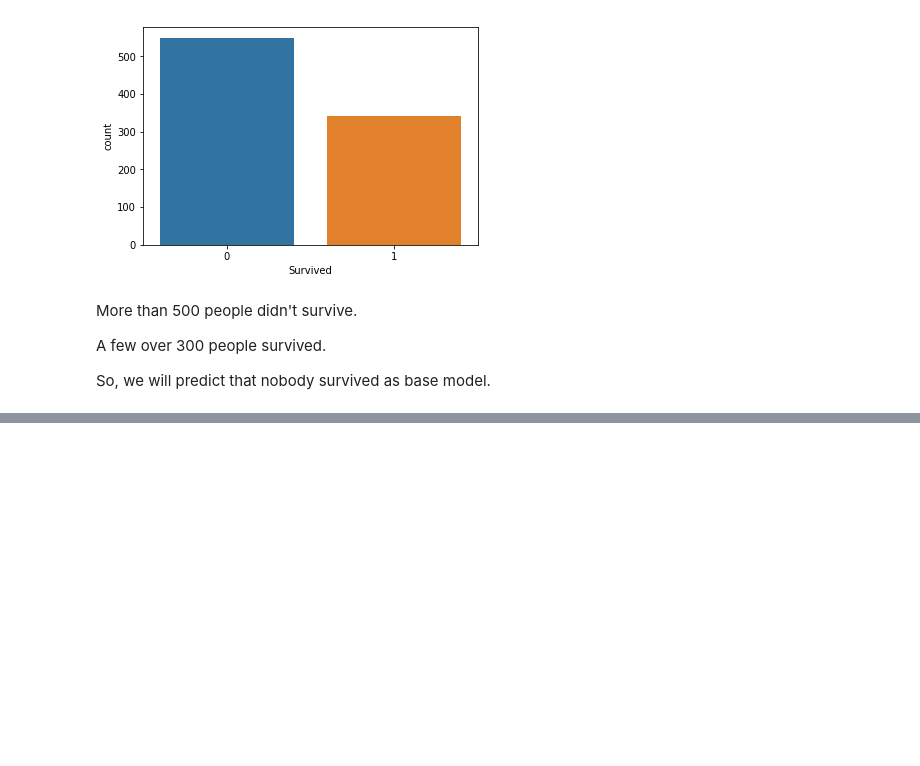
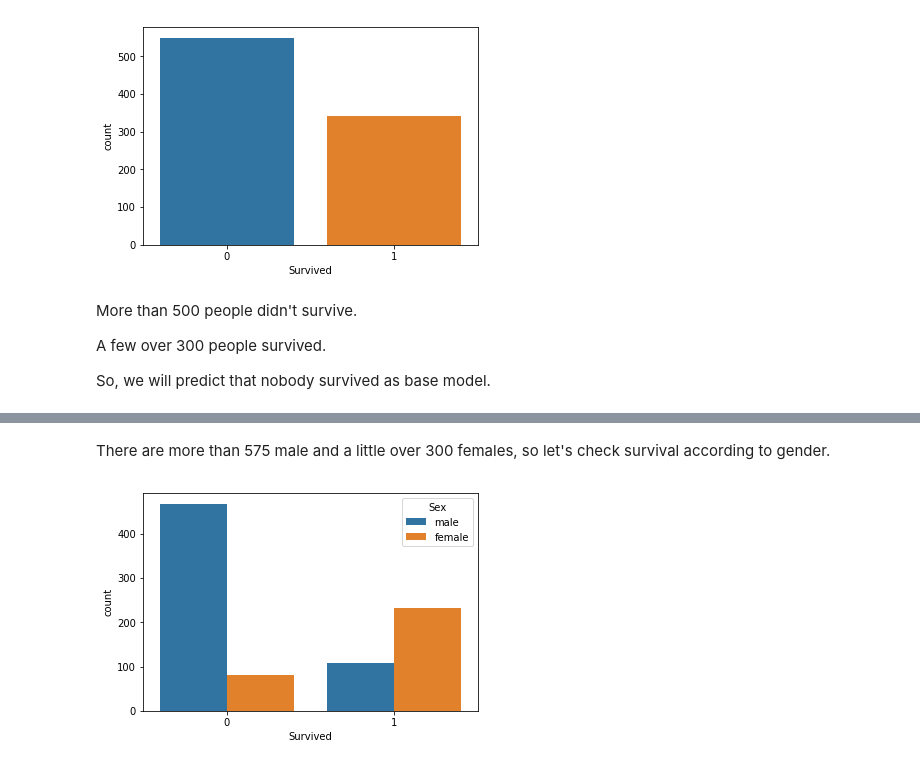
Before and after one commit to ShreyasJothish/datasciencestudygroup, a Jupyter notebook: MahendraBishnoi/08_titanic_eda_modelling.ipynb, the cells around one changed output, grey strips where cells are left out. Saved outputs shown, nothing was run; the diff lists cells and outputs as text; code cells hidden in the pictures; blank space fills up the shorter version.

```diff
--- a/MahendraBishnoi/08_titanic_eda_modelling.ipynb
+++ b/MahendraBishnoi/08_titanic_eda_modelling.ipynb
@@ -93,0 +113,6 @@ out.to_csv('submission0.csv', index=False)
+# %% [markdown]
+There are more than 575 male and a little over 300 females, so let's check survival according to gender.
+# %%
+sns.countplot(x="Survived", hue='Sex', data=df_train);
+# %% [output]
+[figure, added]
```
Also changed, not shown: parts of 14 cells of this notebook.
